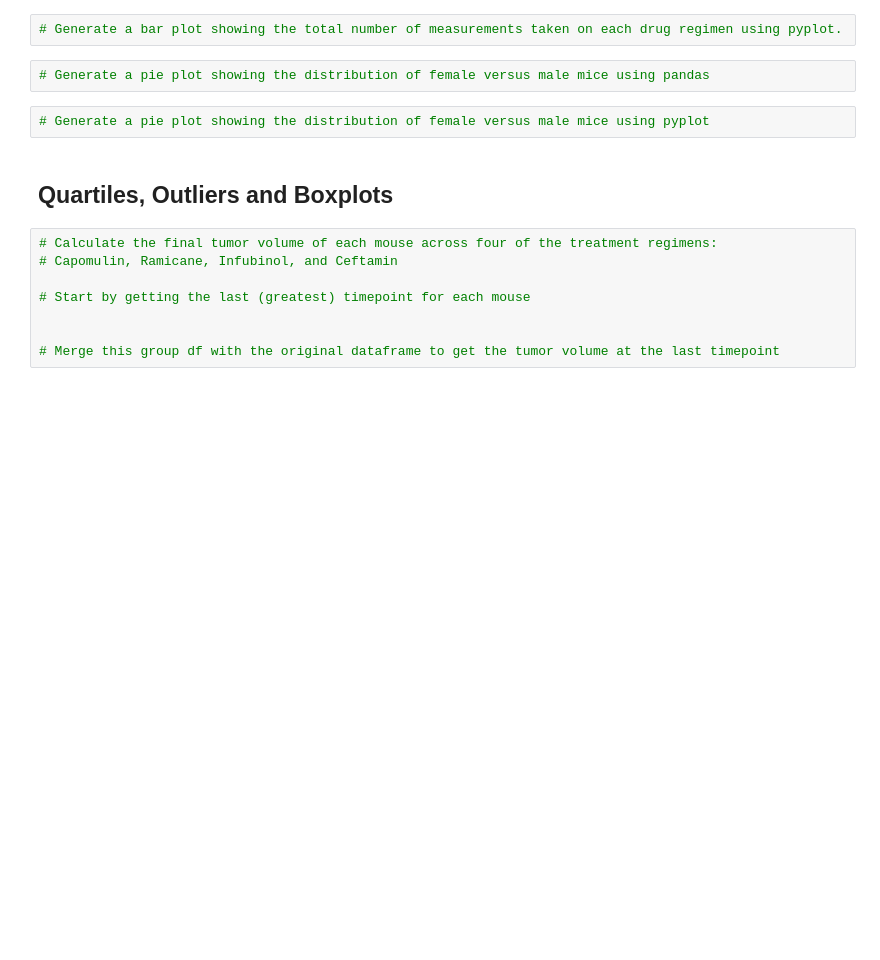
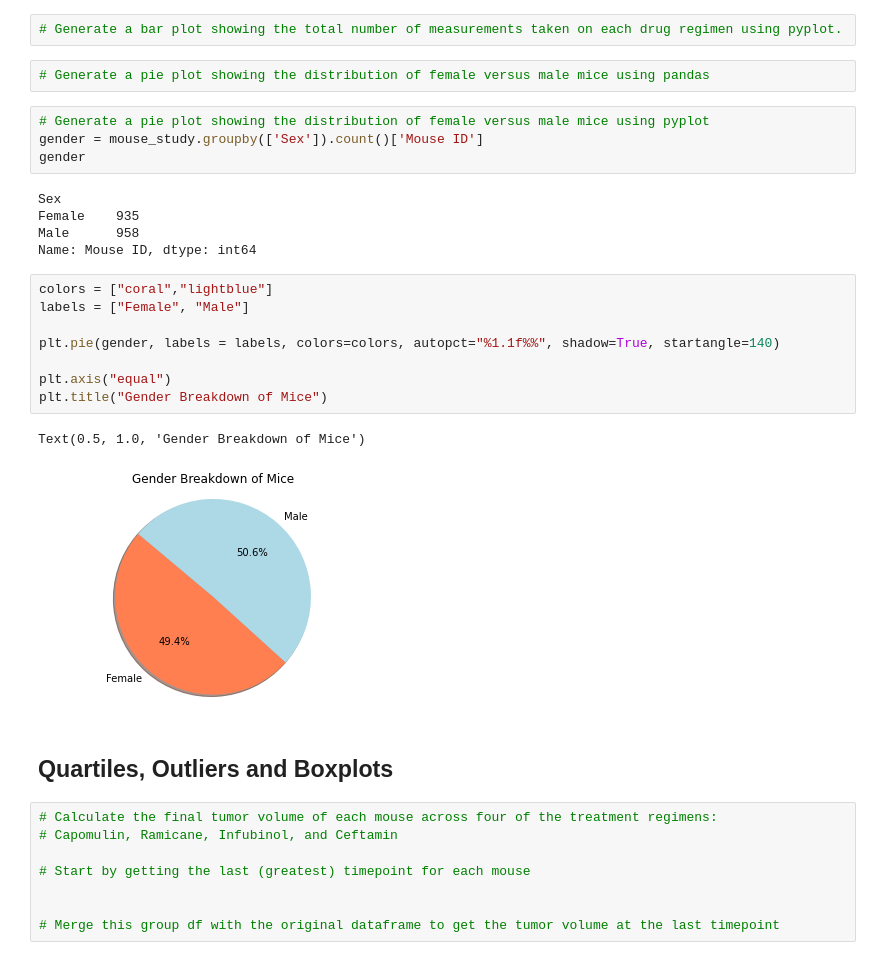
Before and after one commit to kblood86/Matplotlib_Challenge, a Jupyter notebook: Working.ipynb, the cells around one changed output. Saved outputs shown, nothing was run; the diff lists cells and outputs as text; blank space fills up the shorter version.

```diff
--- a/Working.ipynb
+++ b/Working.ipynb
@@ -225,6 +261,24 @@ reading_grade_df
 # Generate a pie plot showing the distribution of female versus male mice using pandas
 # %%
 # Generate a pie plot showing the distribution of female versus male mice using pyplot
+gender = mouse_study.groupby(['Sex']).count()['Mouse ID']
+gender
+# %% [output]
+Sex
+Female    935
+Male      958
+Name: Mouse ID, dtype: int64
+# %%
+colors = ["coral","lightblue"]
+labels = ["Female", "Male"]
+
+plt.pie(gender, labels = labels, colors=colors, autopct="%1.1f%%", shadow=True, startangle=140)
+
+plt.axis("equal")
+plt.title("Gender Breakdown of Mice")
+# %% [output]
+Text(0.5, 1.0, 'Gender Breakdown of Mice')
+[figure, added]
 # %% [markdown]
 ## Quartiles, Outliers and Boxplots
 # %%
```
Also changed, not shown: parts of 3 cells of this notebook.
